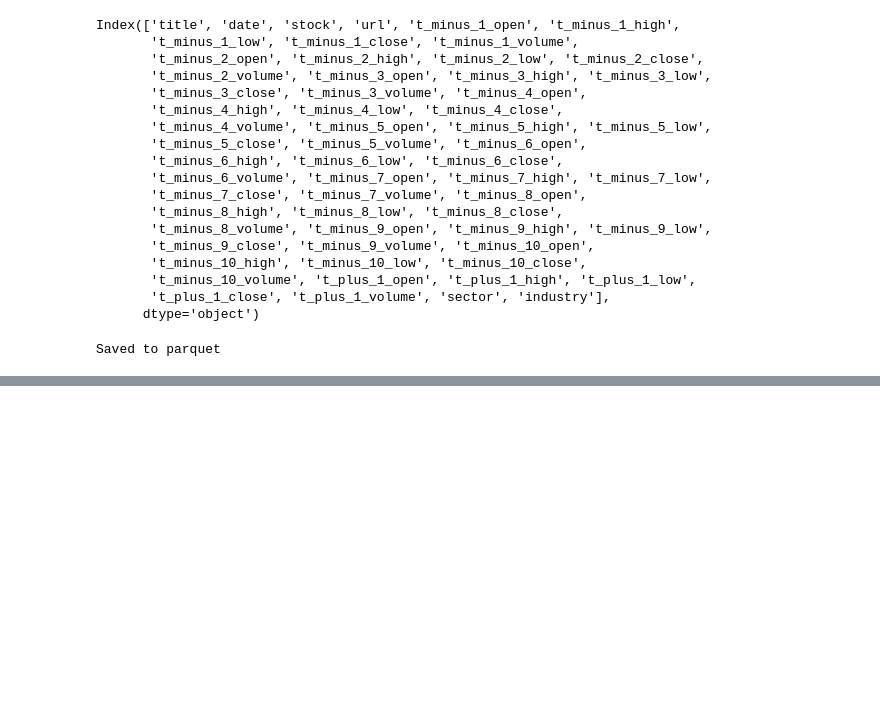
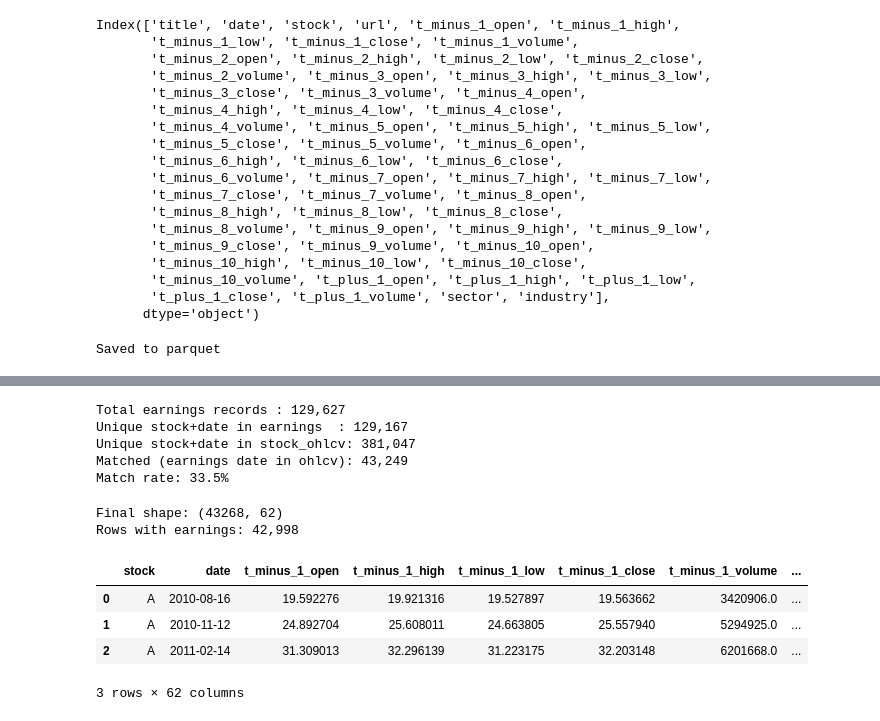
Before and after one commit to intel00000/News-Vol-Forecast, a Jupyter notebook: EDA/data_curation.ipynb, the cells around one changed output, grey strips where cells are left out. Cells and saved outputs as stored; diff of their text form; code cells hidden in the pictures; blank space fills up the shorter version.

```diff
--- a/EDA/data_curation.ipynb
+++ b/EDA/data_curation.ipynb
@@ -414,0 +463,12 @@ print(earn.head(3))
+# %%
+print(f"Total earnings records : {len(earn_join):,}")
+print(f"Unique stock+date in earnings  : {len(earn_keys):,}")
+print(f"Unique stock+date in stock_ohlcv: {len(ohlcv_keys):,}")
+print(f"Matched (earnings date in ohlcv): {len(matched):,}")
+print(f"Match rate: {len(matched)/len(earn_keys)*100:.1f}%")
+# %% [output]
+Total earnings records : 129,627
+Unique stock+date in earnings  : 129,167
+Unique stock+date in stock_ohlcv: 381,047
+Matched (earnings date in ohlcv): 43,249
+Match rate: 33.5%
@@ -414,0 +482,12 @@ print(earn.head(3))
+# %%
+print(f"Final shape: {earning_final.shape}")
+print(f"Rows with earnings: {earning_final['eps_estimate'].notna().sum():,}")
+earning_final.head(3)
+# %% [output]
+Final shape: (43268, 62)
+Rows with earnings: 42,998
+|  | stock | date | t_minus_1_open | t_minus_1_high | t_minus_1_low | t_minus_1_close | t_minus_1_volume | ... |
+| 0 | A | 2010-08-16 | 19.592276 | 19.921316 | 19.527897 | 19.563662 | 3420906.0 | ... |
+| 1 | A | 2010-11-12 | 24.892704 | 25.608011 | 24.663805 | 25.557940 | 5294925.0 | ... |
+| 2 | A | 2011-02-14 | 31.309013 | 32.296139 | 31.223175 | 32.203148 | 6201668.0 | ... |
+3 rows × 62 columns
```
Also changed, not shown: parts of 14 cells of this notebook, 1 other file.
